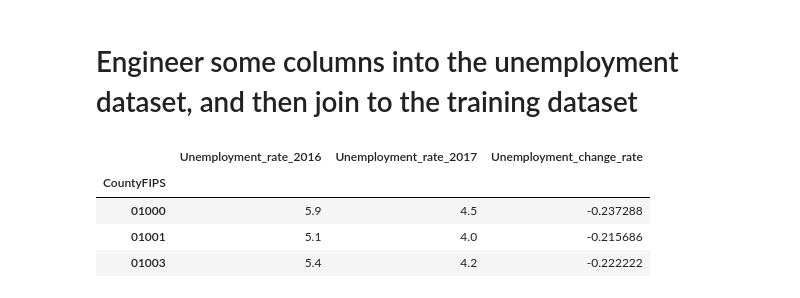
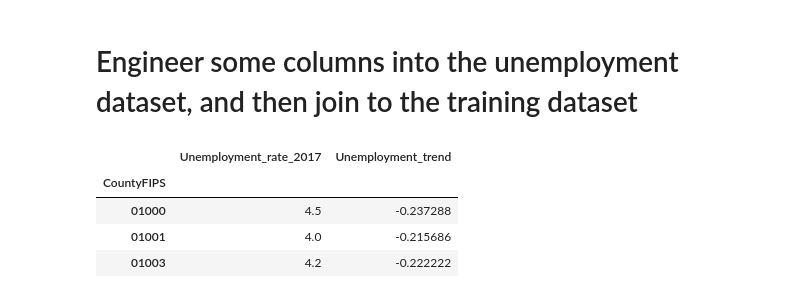
Before and after one commit to Tyler-Chi/Diabetes_Trend_Forecast, a Jupyter notebook: Data_Processing/Poverty_Data_Joining.ipynb, the cells around one changed output. Cells and saved outputs as stored; diff of their text form; code cells hidden in the pictures.

Commit message:
joined poverty data

```diff
--- a/Data_Processing/Poverty_Data_Joining.ipynb
+++ b/Data_Processing/Poverty_Data_Joining.ipynb
@@ -72,17 +72,18 @@ unemployment_data = unemployment_data[[
     'Unemployment_rate_2017'
 ]]
 # %%
-unemployment_data['Unemployment_change_rate'] =\
+unemployment_data['Unemployment_trend'] =\
     (unemployment_data['Unemployment_rate_2017'] - unemployment_data['Unemployment_rate_2016']) / unemployment_data['Unemployment_rate_2016']
 # %%
 unemployment_data = unemployment_data.set_index('CountyFIPS') # set as index for join
+unemployment_data = unemployment_data.drop(columns=['Unemployment_rate_2016'])
 unemployment_data.head(3)
 # %% [output]
-|  | Unemployment_rate_2016 | Unemployment_rate_2017 | Unemployment_change_rate |
-| CountyFIPS |  |  |  |
-| 01000 | 5.9 | 4.5 | -0.237288 |
-| 01001 | 5.1 | 4.0 | -0.215686 |
-| 01003 | 5.4 | 4.2 | -0.222222 |
+|  | Unemployment_rate_2017 | Unemployment_trend |
+| CountyFIPS |  |  |
+| 01000 | 4.5 | -0.237288 |
+| 01001 | 4.0 | -0.215686 |
+| 01003 | 4.2 | -0.222222 |
 # %%
 training_data.shape[0]
 # %% [output]
```
Also changed, not shown: parts of 5 cells of this notebook, 2 other files.
